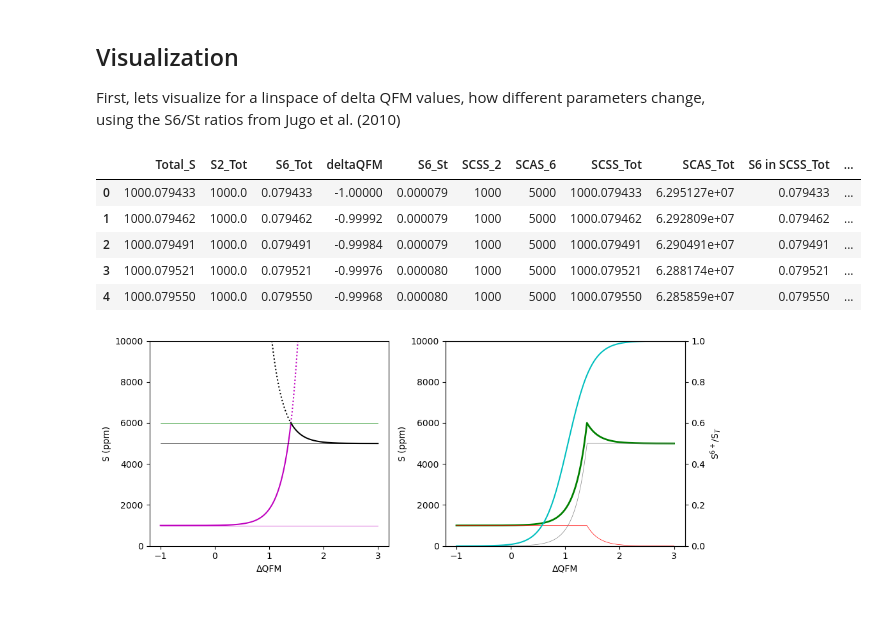
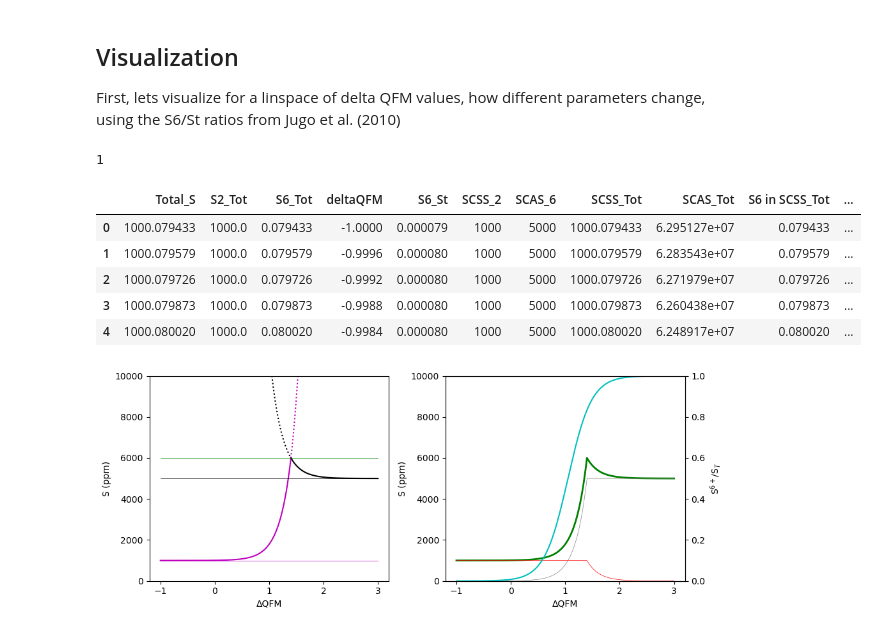
Before and after one commit to PennyWieser/PySulfSat, a Jupyter notebook: docs/Examples/S6_S2_Corrections/S6_S2_Corrections.ipynb, the cells around one changed output. Drawn from its saved outputs; the diff is of its cells as text; code cells hidden in the pictures.

```diff
--- a/docs/Examples/S6_S2_Corrections/S6_S2_Corrections_KeepProportions.ipynb
+++ b/docs/Examples/S6_S2_Corrections/S6_S2_Corrections.ipynb
@@ -12,26 +12,30 @@ pd.options.display.max_columns = None
 # %% [markdown]
 ## Visualization
 First, lets visualize for a linspace of delta QFM values, how different parameters change, using the S6/St ratios from Jugo et al. (2010)
+# %%
+sum(QFM_point2)
+# %% [output]
+1
 # %%
 SCSS=1000
 SCAS=5000
-DeltaQFM_lin=np.linspace(-1, 3, 5*10001)
+DeltaQFM_lin=np.linspace(-1, 3, 10001)
 QFM_point1=DeltaQFM_lin==-1
 QFM_point2=DeltaQFM_lin==1
 QFM_point4=DeltaQFM_lin==2
 
 
 df_Species=ss.calculate_S_Total_SCSS_SCAS(deltaQFM=DeltaQFM_lin,
             SCSS=SCSS, SCAS=SCAS, model='Jugo')
 
 df_Species.head()
 # %% [output]
 |  | Total_S | S2_Tot | S6_Tot | deltaQFM | S6_St | SCSS_2 | SCAS_6 | SCSS_Tot | SCAS_Tot | S6 in SCSS_Tot | ... |
-| 0 | 1000.079433 | 1000.0 | 0.079433 | -1.00000 | 0.000079 | 1000 | 5000 | 1000.079433 | 6.295127e+07 | 0.079433 | ... |
-| 1 | 1000.079462 | 1000.0 | 0.079462 | -0.99992 | 0.000079 | 1000 | 5000 | 1000.079462 | 6.292809e+07 | 0.079462 | ... |
-| 2 | 1000.079491 | 1000.0 | 0.079491 | -0.99984 | 0.000079 | 1000 | 5000 | 1000.079491 | 6.290491e+07 | 0.079491 | ... |
-| 3 | 1000.079521 | 1000.0 | 0.079521 | -0.99976 | 0.000080 | 1000 | 5000 | 1000.079521 | 6.288174e+07 | 0.079521 | ... |
-| 4 | 1000.079550 | 1000.0 | 0.079550 | -0.99968 | 0.000080 | 1000 | 5000 | 1000.079550 | 6.285859e+07 | 0.079550 | ... |
+| 0 | 1000.079433 | 1000.0 | 0.079433 | -1.0000 | 0.000079 | 1000 | 5000 | 1000.079433 | 6.295127e+07 | 0.079433 | ... |
+| 1 | 1000.079579 | 1000.0 | 0.079579 | -0.9996 | 0.000080 | 1000 | 5000 | 1000.079579 | 6.283543e+07 | 0.079579 | ... |
+| 2 | 1000.079726 | 1000.0 | 0.079726 | -0.9992 | 0.000080 | 1000 | 5000 | 1000.079726 | 6.271979e+07 | 0.079726 | ... |
+| 3 | 1000.079873 | 1000.0 | 0.079873 | -0.9988 | 0.000080 | 1000 | 5000 | 1000.079873 | 6.260438e+07 | 0.079873 | ... |
+| 4 | 1000.080020 | 1000.0 | 0.080020 | -0.9984 | 0.000080 | 1000 | 5000 | 1000.080020 | 6.248917e+07 | 0.080020 | ... |
 # %%
 fig, (ax1, ax2) = plt.subplots(1, 2, figsize=(10,4))
 SCSS_Tot_excessS6=df_Species['S6 in SCSS_Tot']>df_Species['SCAS_6']
```
Also changed, not shown: parts of 2 cells of this notebook, 2 other files.
